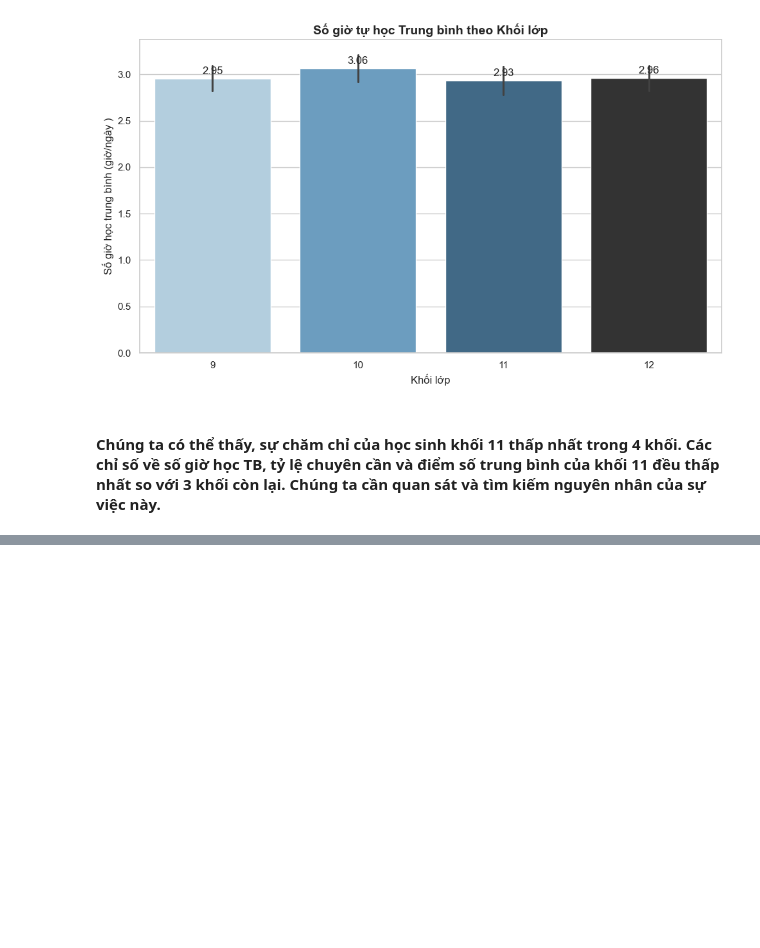
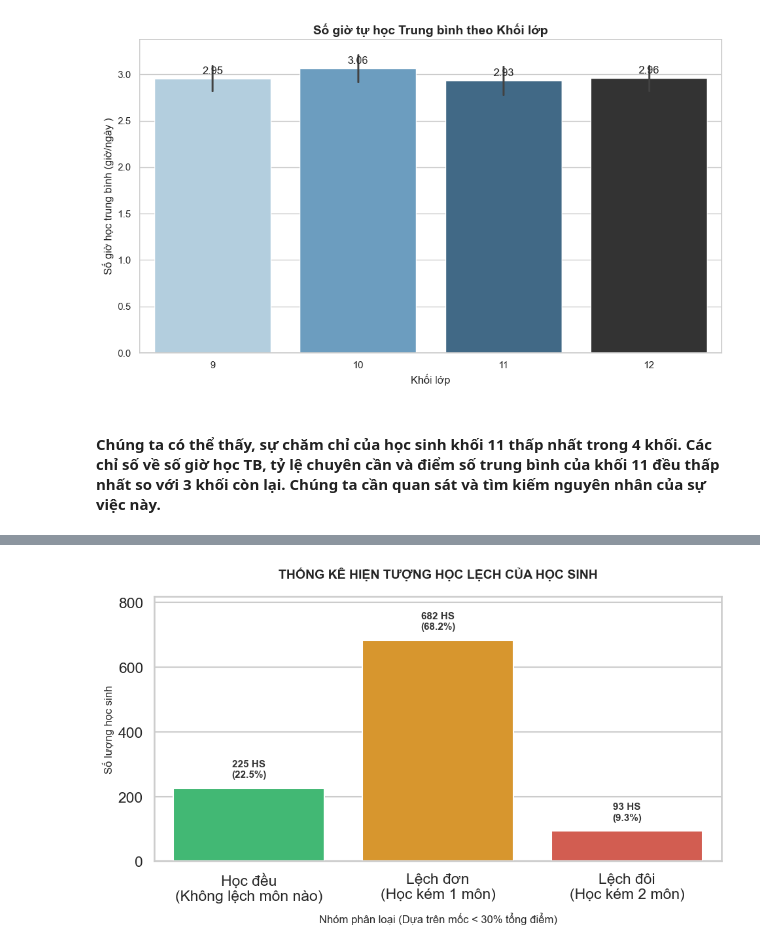
Before and after one commit to EnbacMig21/duan_datahsinh, a Jupyter notebook: phan_tich_data.ipynb, the cells around one changed output, grey strips where cells are left out. Drawn from its saved outputs; the diff is of its cells as text; code cells hidden in the pictures; blank space fills up the shorter version.

```diff
--- a/phan_tich_data.ipynb
+++ b/phan_tich_data.ipynb
@@ -893,3 +893,81 @@ plt.show()
 [figure]
 # %% [markdown]
 #### Chúng ta có thể thấy, sự chăm chỉ của học sinh khối 11 thấp nhất trong 4 khối. Các chỉ số về số giờ học TB, tỷ lệ chuyên cần và điểm số trung bình của khối 11 đều thấp nhất so với 3 khối còn lại. Chúng ta cần quan sát và tìm kiếm nguyên nhân của sự việc này.
+# %%
+import pandas as pd
+import matplotlib.pyplot as plt
+import seaborn as sns
+
+# 1. Đọc dữ liệu từ file
+df = pd.read_csv('student_info_updated.csv')
+
+# 2. Tính tổng điểm 3 môn
+df['total_score'] = df['math_score'] + df['reading_score'] + df['writing_score']
+
+# 3. Xác định hiện tượng lệch điểm (Điểm môn đó < 30% tổng điểm)
+# Kết quả trả về sẽ là True (bị lệch) hoặc False (bình thường)
+df['math_low'] = df['math_score'] < (0.3 * df['total_score'])
+df['reading_low'] = df['reading_score'] < (0.3 * df['total_score'])
+df['writing_low'] = df['writing_score'] < (0.3 * df['total_score'])
+
+# 4. Đếm số lượng môn bị lệch của từng học sinh
+# True trong Python có giá trị là 1, False là 0. Cộng 3 cột lại sẽ ra số môn lệch (0, 1, hoặc 2)
+df['num_low_subjects'] = df['math_low'].astype(int) + df['reading_low'].astype(int) + df['writing_low'].astype(int)
+
+# 5. Gắn nhãn phân loại thành 3 nhóm rõ ràng
+mapping_lech = {
+    0: 'Học đều\n(Không lệch môn nào)',
+    1: 'Lệch đơn\n(Học kém 1 môn)',
+    2: 'Lệch đôi\n(Học kém 2 môn)'
+}
+df['loai_hoc_lech'] = df['num_low_subjects'].map(mapping_lech)
+
+# 6. Thống kê số lượng và tính tỷ lệ phần trăm
+lech_counts = df['loai_hoc_lech'].value_counts().reset_index()
+lech_counts.columns = ['Nhóm học sinh', 'Số lượng']
+lech_counts['Tỷ lệ (%)'] = (lech_counts['Số lượng'] / lech_counts['Số lượng'].sum() * 100).round(1)
+
+# Sắp xếp lại thứ tự để biểu đồ logic (Không lệch -> 1 môn -> 2 môn)
+lech_counts['Nhóm học sinh'] = pd.Categorical(
+    lech_counts['Nhóm học sinh'],
+    categories=['Học đều\n(Không lệch môn nào)', 'Lệch đơn\n(Học kém 1 môn)', 'Lệch đôi\n(Học kém 2 môn)'],
+    ordered=True
+)
+lech_counts = lech_counts.sort_values('Nhóm học sinh').reset_index(drop=True)
+
+# In kết quả số cụ thể ra màn hình
+print("--- KẾT QUẢ SỐ CỤ THỂ: PHÂN LOẠI HIỆN TƯỢNG HỌC LỆCH ---")
+print(lech_counts.to_string(index=False))
+
+# ==========================================================
+# 7. TRỰC QUAN HÓA (Biểu đồ cột có gắn cả Số lượng và %)
+# ==========================================================
+plt.figure(figsize=(10, 6))
+sns.set_style("whitegrid")
+
+# Vẽ biểu đồ với màu sắc cảnh báo (Xanh lá: Tốt, Cam: Cảnh báo, Đỏ: Nghiêm trọng)
+colors = ['#2ecc71', '#f39c12', '#e74c3c']
+ax = sns.barplot(x='Nhóm học sinh', y='Số lượng', data=lech_counts, palette=colors)
+
+plt.title('THỐNG KÊ HIỆN TƯỢNG HỌC LỆCH CỦA HỌC SINH', fontsize=14, fontweight='bold', pad=20)
+plt.xlabel('Nhóm phân loại (Dựa trên mốc < 30% tổng điểm)', fontsize=12, labelpad=10)
+plt.ylabel('Số lượng học sinh', fontsize=12)
+
+# Mở rộng trục Y để không bị lẹm số
+plt.ylim(0, lech_counts['Số lượng'].max() * 1.2)
+
+# Ghi chú Số lượng và % lên từng cột
+for index, p in enumerate(ax.patches):
+    height = p.get_height()
+    percentage = lech_counts.loc[index, 'Tỷ lệ (%)']
+
+    # Ghi text bao gồm cả Số lượng và Tỷ lệ %
+    ax.annotate(f'{int(height)} HS\n({percentage}%)',
+                (p.get_x() + p.get_width() / 2., height),
+                ha='center', va='bottom',
+                xytext=(0, 10), textcoords='offset points',
+                fontsize=11, fontweight='bold', color='#333')
+
+plt.tight_layout()
+plt.show()
+# %% [output]
@@ -895,0 +982 @@ plt.show()
+[figure, added]
```
Also changed, not shown: parts of 1 cell of this notebook.
